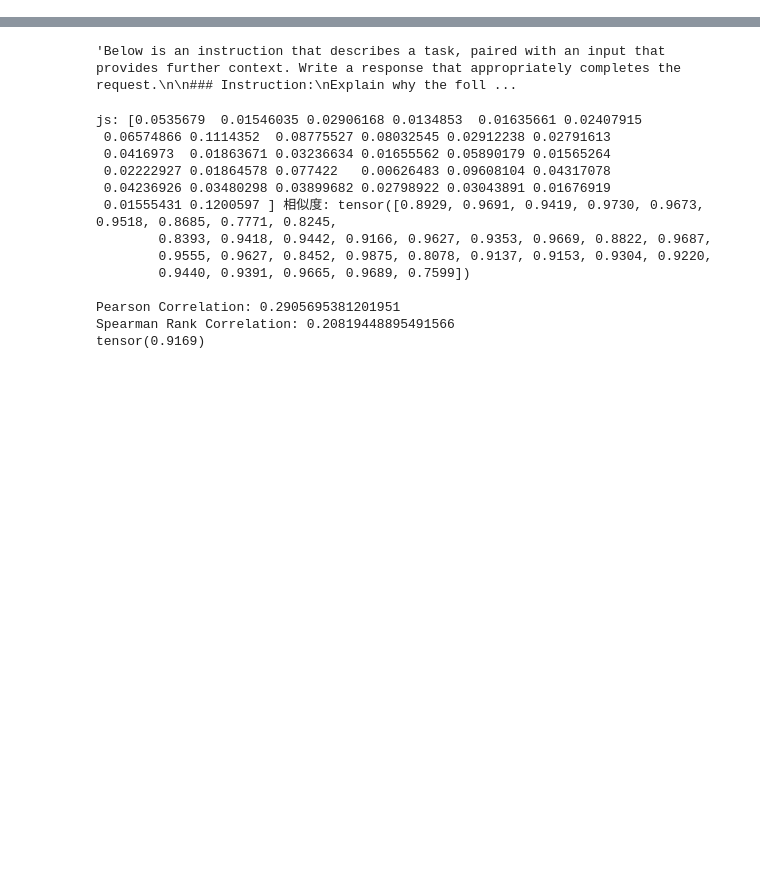
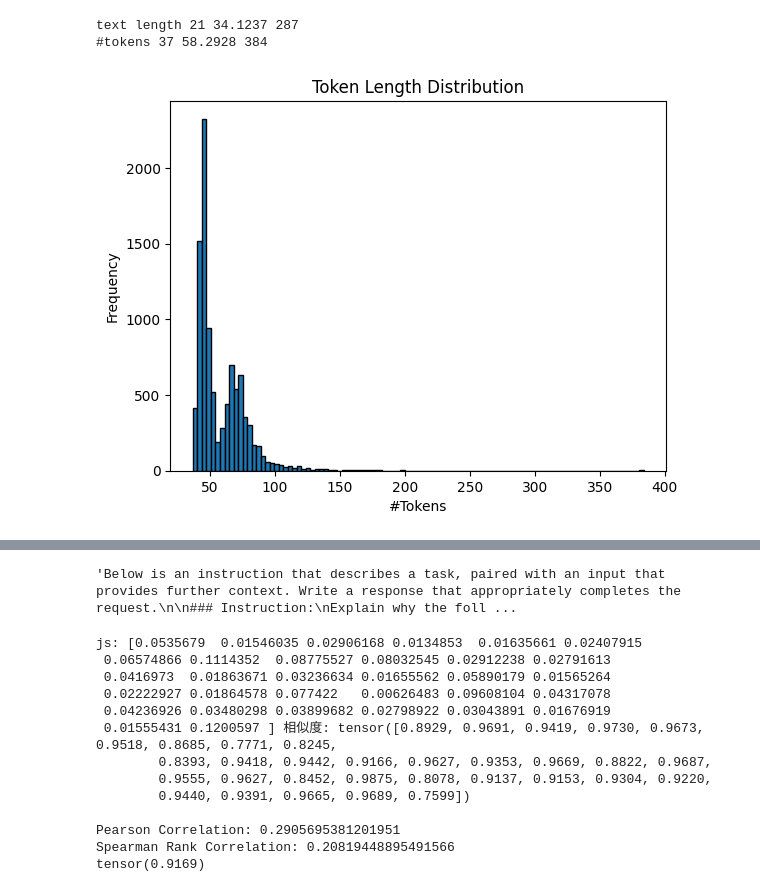
Before and after one commit to marsggbo/vllm, a Jupyter notebook: examples/anaalysis.ipynb, the cells around one changed output, grey strips where cells are left out. Saved outputs shown, nothing was run; the diff lists cells and outputs as text; code cells hidden in the pictures; blank space fills up the shorter version.

```diff
--- a/examples/anaalysis.ipynb
+++ b/examples/anaalysis.ipynb
@@ -0,0 +16,41 @@
+# %%
+num_samples = len(alpaca_data)
+data = {}
+lengths = []
+tokens = []
+for i in range(num_samples):
+    prompt = alpaca_data[i]['conversations'][0]['value']
+    ids = tokenizer.encode(prompt)
+    data[i] = {
+        'prompt': prompt,
+        'length': len(prompt.split(' ')),
+        'num_tokens': len(ids)
+    }
+    lengths.append(len(prompt.split(' ')))
+    tokens.append(len(ids))
+print('text length', np.min(lengths), np.mean(lengths), np.max(lengths))
+print('#tokens', np.min(tokens), np.mean(tokens), np.max(tokens))
+# %% [output]
+text length 21 34.1237 287
+#tokens 37 58.2928 384
+# %%
+import matplotlib.pyplot as plt
+
+# # 示例数据：替换成您的实际数据
+# lengths = [15, 20, 25, 30, 35, 40, 45, 50, 55, 60]
+
+# 对长度进行排序
+sorted_lengths = sorted(tokens)
+
+# 绘制直方图
+plt.hist(sorted_lengths, bins=100, edgecolor='black')
+
+# 添加标题和标签
+plt.title('Token Length Distribution')
+plt.xlabel('#Tokens')
+plt.ylabel('Frequency')
+
+# 显示图形
+plt.show()
+# %% [output]
+[figure, added]
```
Also changed, not shown: parts of 2 cells of this notebook, 7 other files.
